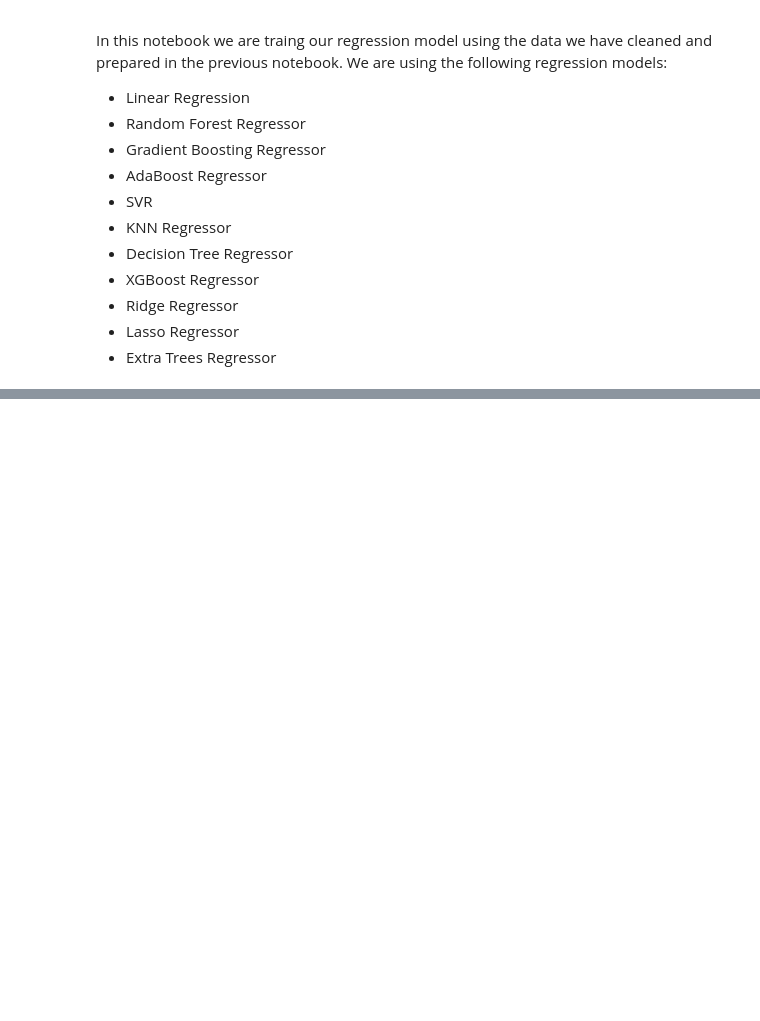
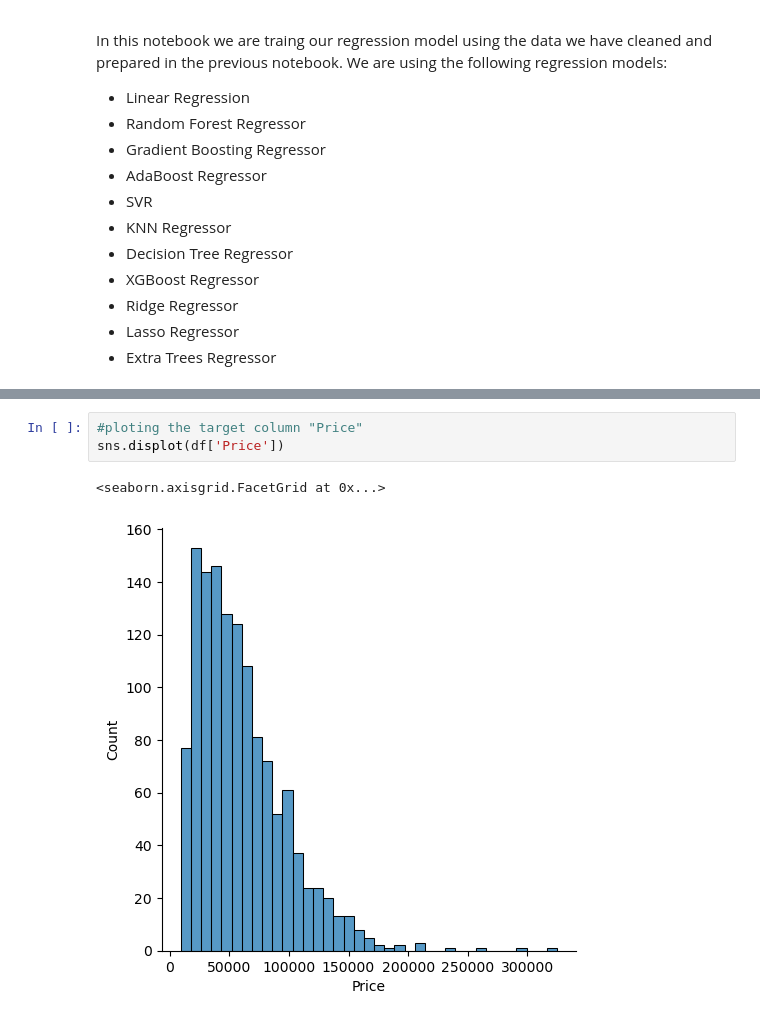
Before and after one commit to Haseeb1919/laptop-price-predictor, a Jupyter notebook: model_training.ipynb, the cells around one changed output, grey strips where cells are left out. Saved outputs shown, nothing was run; the diff lists cells and outputs as text; blank space fills up the shorter version.

```diff
--- a/model_training.ipynb
+++ b/model_training.ipynb
@@ -35,3 +42,9 @@ df.head()
 | 2 | HP | Notebook | 8 | 1.86 | 30636.0000 | 0 | 0 | 141.211998 | Intel Core i5 | 0 | ... |
 | 3 | Apple | Ultrabook | 16 | 1.83 | 135195.3360 | 0 | 1 | 220.534624 | Intel Core i7 | 0 | ... |
 | 4 | Apple | Ultrabook | 8 | 1.37 | 96095.8080 | 0 | 1 | 226.983005 | Intel Core i5 | 0 | ... |
+# %%
+#ploting the target column "Price"
+sns.displot(df['Price'])
+# %% [output]
+<seaborn.axisgrid.FacetGrid at 0x...>
+[figure, added]
```
Also changed, not shown: parts of 10 cells of this notebook, 2 other files.
